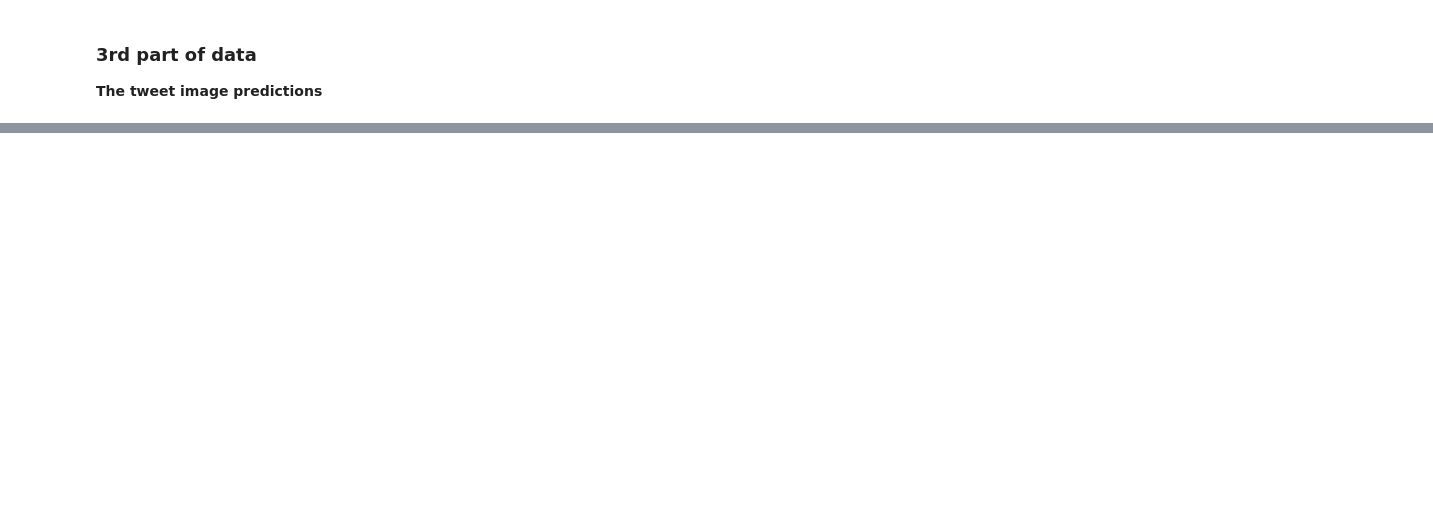
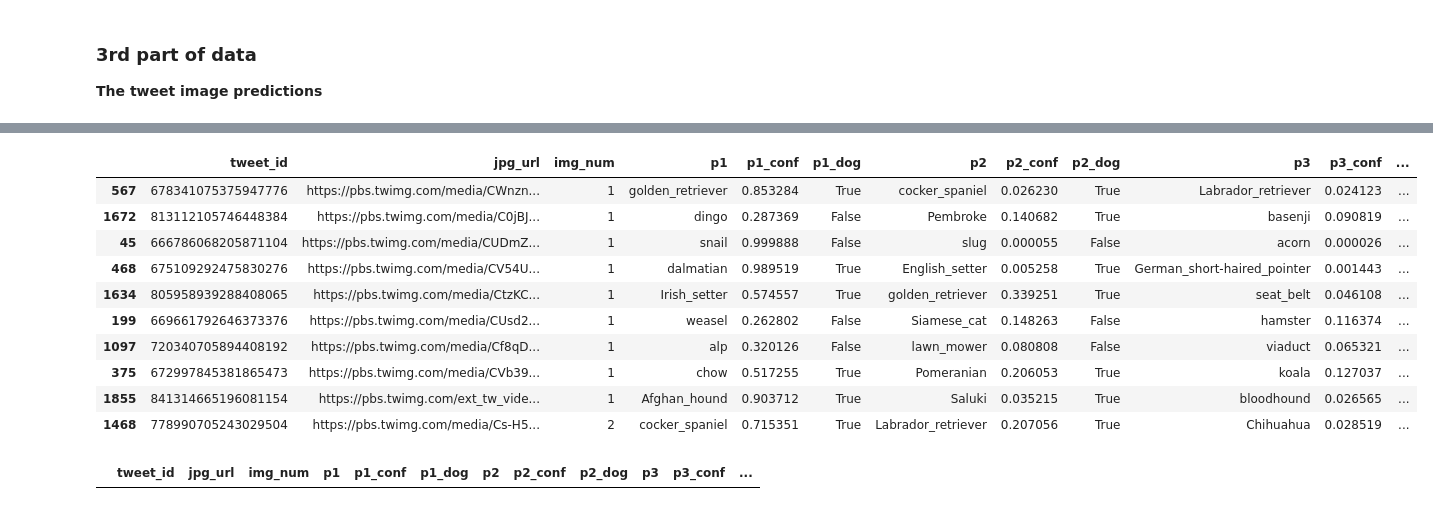
Before and after one commit to EllenZhangYarong/DataScience, a Jupyter notebook: DAND/CapstoneProjects/Project3_Twitter_WeRateDogs/wrangle_act.ipynb, the cells around one changed output, grey strips where cells are left out. Saved outputs shown, nothing was run; the diff lists cells and outputs as text; code cells hidden in the pictures; blank space fills up the shorter version.

```diff
--- a/DAND/CapstoneProjects/Project3_Twitter_WeRateDogs/wrangle_act.ipynb
+++ b/DAND/CapstoneProjects/Project3_Twitter_WeRateDogs/wrangle_act.ipynb
@@ -164,0 +393,18 @@ print(fails_dict)
+# %%
+df_predictions.sample(10)
+# %% [output]
+|  | tweet_id | jpg_url | img_num | p1 | p1_conf | p1_dog | p2 | p2_conf | p2_dog | p3 | p3_conf | ... |
+| 567 | 678341075375947776 | https://pbs.twimg.com/media/CWnzn... | 1 | golden_retriever | 0.853284 | True | cocker_spaniel | 0.026230 | True | Labrador_retriever | 0.024123 | ... |
+| 1672 | 813112105746448384 | https://pbs.twimg.com/media/C0jBJ... | 1 | dingo | 0.287369 | False | Pembroke | 0.140682 | True | basenji | 0.090819 | ... |
+| 45 | 666786068205871104 | https://pbs.twimg.com/media/CUDmZ... | 1 | snail | 0.999888 | False | slug | 0.000055 | False | acorn | 0.000026 | ... |
+| 468 | 675109292475830276 | https://pbs.twimg.com/media/CV54U... | 1 | dalmatian | 0.989519 | True | English_setter | 0.005258 | True | German_short-haired_pointer | 0.001443 | ... |
+| 1634 | 805958939288408065 | https://pbs.twimg.com/media/CtzKC... | 1 | Irish_setter | 0.574557 | True | golden_retriever | 0.339251 | True | seat_belt | 0.046108 | ... |
+| 199 | 669661792646373376 | https://pbs.twimg.com/media/CUsd2... | 1 | weasel | 0.262802 | False | Siamese_cat | 0.148263 | False | hamster | 0.116374 | ... |
+| 1097 | 720340705894408192 | https://pbs.twimg.com/media/Cf8qD... | 1 | alp | 0.320126 | False | lawn_mower | 0.080808 | False | viaduct | 0.065321 | ... |
+| 375 | 672997845381865473 | https://pbs.twimg.com/media/CVb39... | 1 | chow | 0.517255 | True | Pomeranian | 0.206053 | True | koala | 0.127037 | ... |
+| 1855 | 841314665196081154 | https://pbs.twimg.com/ext_tw_vide... | 1 | Afghan_hound | 0.903712 | True | Saluki | 0.035215 | True | bloodhound | 0.026565 | ... |
+| 1468 | 778990705243029504 | https://pbs.twimg.com/media/Cs-H5... | 2 | cocker_spaniel | 0.715351 | True | Labrador_retriever | 0.207056 | True | Chihuahua | 0.028519 | ... |
+# %%
+df_predictions[df_predictions.tweet_id.duplicated()]
+# %% [output]
+|  | tweet_id | jpg_url | img_num | p1 | p1_conf | p1_dog | p2 | p2_conf | p2_dog | p3 | p3_conf | ... |
```
Also changed, not shown: parts of 37 cells of this notebook.
